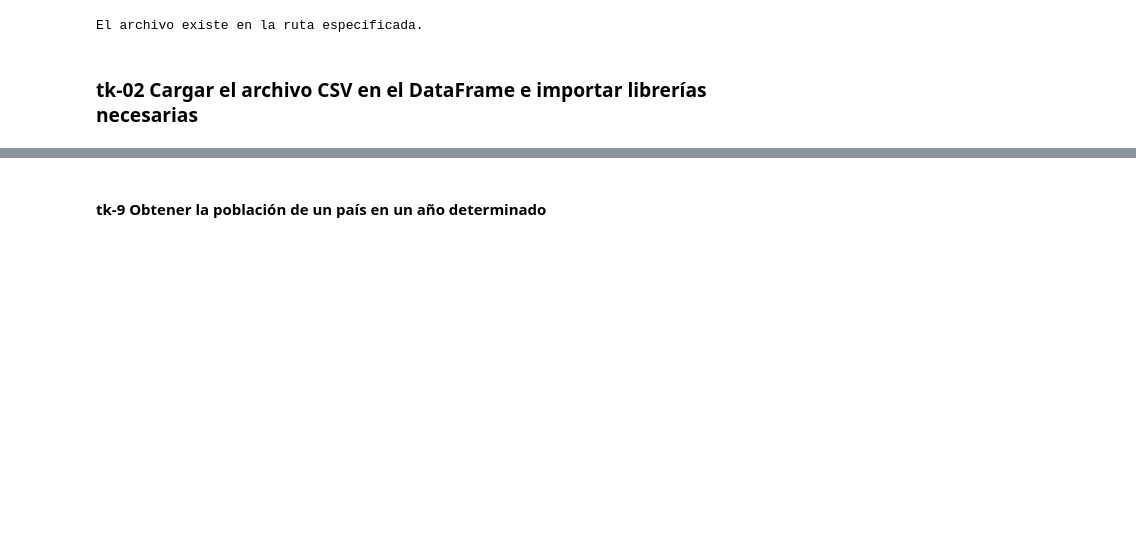
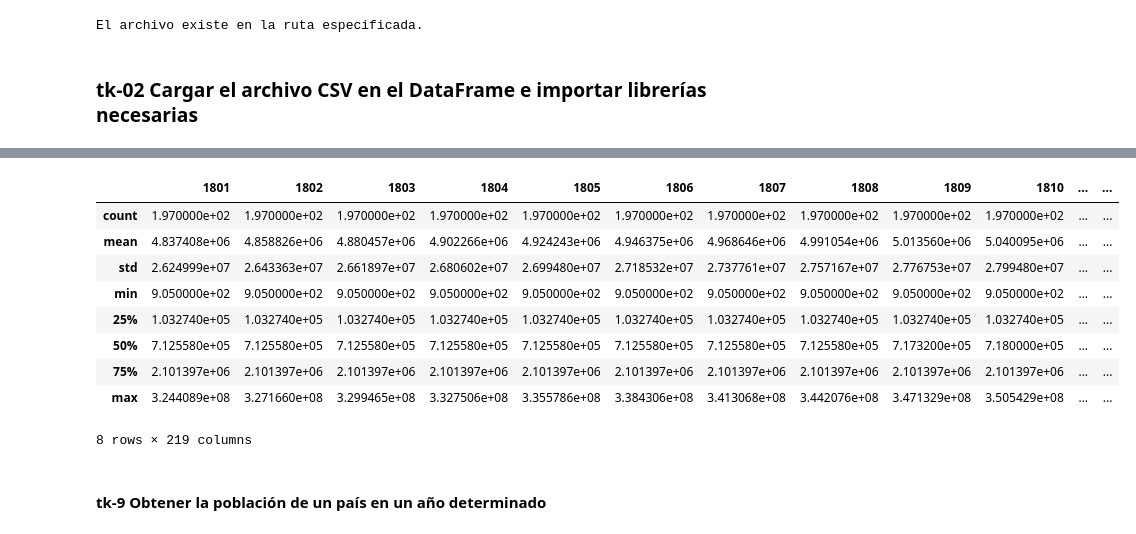
Before and after one commit to Marianod2003/prodat17, a Jupyter notebook: PoblacionMundial.ipynb, the cells around one changed output, grey strips where cells are left out. Saved outputs shown, nothing was run; the diff lists cells and outputs as text; code cells hidden in the pictures; blank space fills up the shorter version.

```diff
--- a/PoblacionMundial.ipynb
+++ b/PoblacionMundial.ipynb
@@ -22,3 +55,17 @@ df_poblacion_mundial = pd.read_csv("./poblacion-mundial.csv")
+# %%
+#Obtener información estadística del dataframe de los años
+df_poblacion_mundial.describe()
+# %% [output]
+|  | 1801 | 1802 | 1803 | 1804 | 1805 | 1806 | 1807 | 1808 | 1809 | 1810 | ... | ... |
+| count | 1.970000e+02 | 1.970000e+02 | 1.970000e+02 | 1.970000e+02 | 1.970000e+02 | 1.970000e+02 | 1.970000e+02 | 1.970000e+02 | 1.970000e+02 | 1.970000e+02 | ... | ... |
+| mean | 4.837408e+06 | 4.858826e+06 | 4.880457e+06 | 4.902266e+06 | 4.924243e+06 | 4.946375e+06 | 4.968646e+06 | 4.991054e+06 | 5.013560e+06 | 5.040095e+06 | ... | ... |
+| std | 2.624999e+07 | 2.643363e+07 | 2.661897e+07 | 2.680602e+07 | 2.699480e+07 | 2.718532e+07 | 2.737761e+07 | 2.757167e+07 | 2.776753e+07 | 2.799480e+07 | ... | ... |
+| min | 9.050000e+02 | 9.050000e+02 | 9.050000e+02 | 9.050000e+02 | 9.050000e+02 | 9.050000e+02 | 9.050000e+02 | 9.050000e+02 | 9.050000e+02 | 9.050000e+02 | ... | ... |
+| 25% | 1.032740e+05 | 1.032740e+05 | 1.032740e+05 | 1.032740e+05 | 1.032740e+05 | 1.032740e+05 | 1.032740e+05 | 1.032740e+05 | 1.032740e+05 | 1.032740e+05 | ... | ... |
+| 50% | 7.125580e+05 | 7.125580e+05 | 7.125580e+05 | 7.125580e+05 | 7.125580e+05 | 7.125580e+05 | 7.125580e+05 | 7.125580e+05 | 7.173200e+05 | 7.180000e+05 | ... | ... |
+| 75% | 2.101397e+06 | 2.101397e+06 | 2.101397e+06 | 2.101397e+06 | 2.101397e+06 | 2.101397e+06 | 2.101397e+06 | 2.101397e+06 | 2.101397e+06 | 2.101397e+06 | ... | ... |
+| max | 3.244089e+08 | 3.271660e+08 | 3.299465e+08 | 3.327506e+08 | 3.355786e+08 | 3.384306e+08 | 3.413068e+08 | 3.442076e+08 | 3.471329e+08 | 3.505429e+08 | ... | ... |
+8 rows × 219 columns
 # %% [markdown]
 #### **tk-9** Obtener la población de un país en un año determinado
 # %%
```
Also changed, not shown: parts of 12 cells of this notebook.
